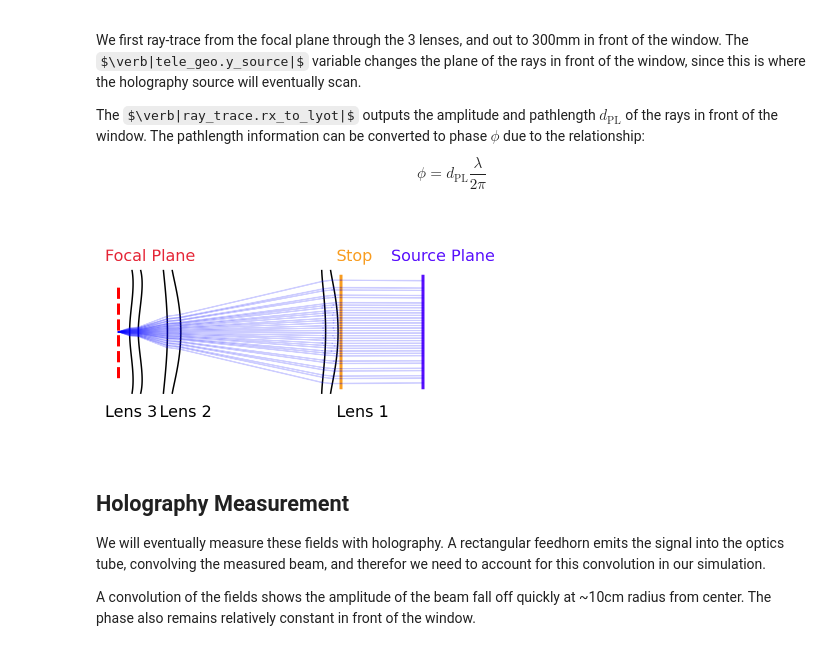
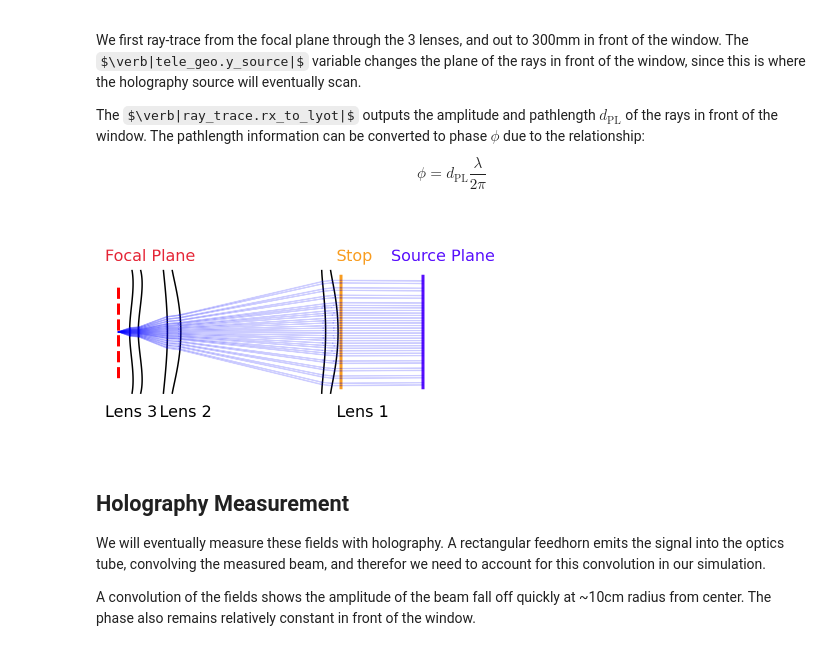
Before and after one commit to McMahonCosmologyGroup/sosat_optics, a Jupyter notebook: notebooks/sat_holography.ipynb, the cells around one changed output. Cells and saved outputs as stored; diff of their text form; code cells hidden in the pictures; some formulas as TeX source.

```diff
--- a/notebooks/sat_holography.ipynb
+++ b/notebooks/sat_holography.ipynb
@@ -32,37 +32,37 @@ matplotlib.rcParams.update(
     }
 )
 
 red = '#e42536'
 blue = '#570efc'
 orange = '#f89c20'
 
 # Load in telescope geometry
-tele_geo = ot_geo.SatGeo()
-tele_geo.n_scan = 50  # sample number in 1D of 2D grid
+tele_geo = ot_geo.SatGeo() # Load in default geometry
+tele_geo.n_scan = 50  # sample number in 1D of 2D ray tracing
 tele_geo.y_source = (
     ot_geo.y_lyot + 300
 )  # distance of holography source from SAT focal plane.
 tele_geo.lambda_ = 0.00353  # wavelength of source, here we choose 106GHz.
 tele_geo.k = 2 * np.pi / tele_geo.lambda_  # update kappa
 
-rx = [10, 0, 0]  # receiver feed position in focal plane [x,d_FPA,y]
+rx = [50, 0, 0]  # receiver feed position in focal plane [x,d_FPA,y]
 
 sb = ray_trace.getNearField(tele_geo, rx,plot=True) # get near field
 
 plt.vlines(x=ot_geo.y_lyot, ymin=-210, ymax=210, color=orange, linestyle="-",linewidth = 3) # plot Stop
 plt.vlines(x=tele_geo.y_source, ymin=-210, ymax=210, color=blue, linestyle="-",linewidth = 3) # plot holography source plane
 plt.vlines(x=0, ymin=-170, ymax=170, color="red", linestyle="--",linewidth = 3) # plot focal plane
 plt.axis('off')
 plt.axis("equal")
 plt.annotate("Lens 3",xy = (-50,-310))
 plt.annotate("Lens 2",xy = (150,-310))
 plt.annotate("Lens 1",xy = (800,-310))
 plt.annotate("Stop",xy = (800,260),color = orange)
 plt.annotate("Source Plane",xy = (1000,260),color = blue)
 plt.annotate("Focal Plane",xy = (-50,260),color = red)
 plt.show()
 # %% [output]
-[figure, old version]
+[figure, new version]
 # %% [markdown]
 ## Holography Measurement
 
```
Also changed, not shown: parts of 3 cells of this notebook, 1 other file.
